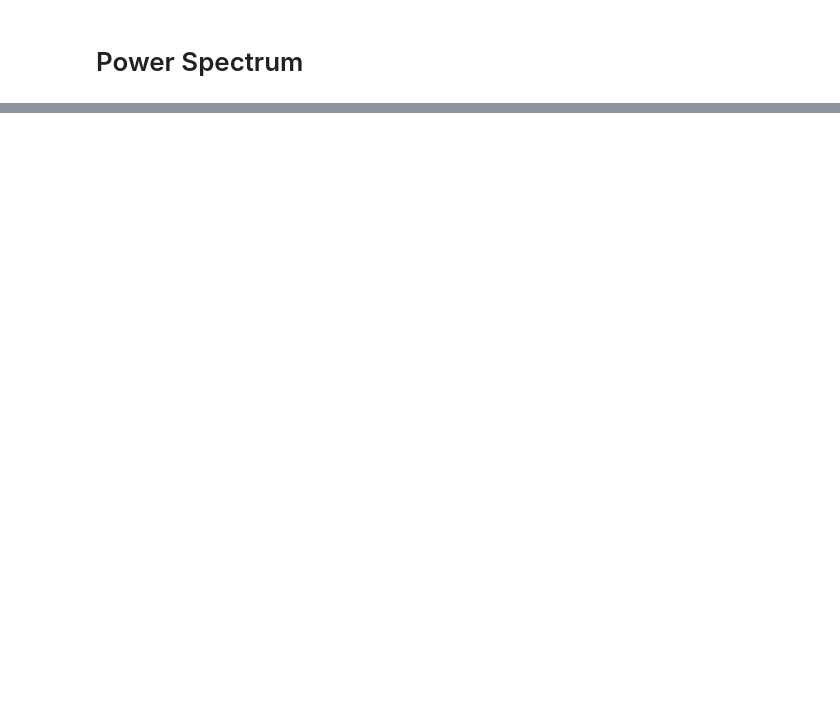
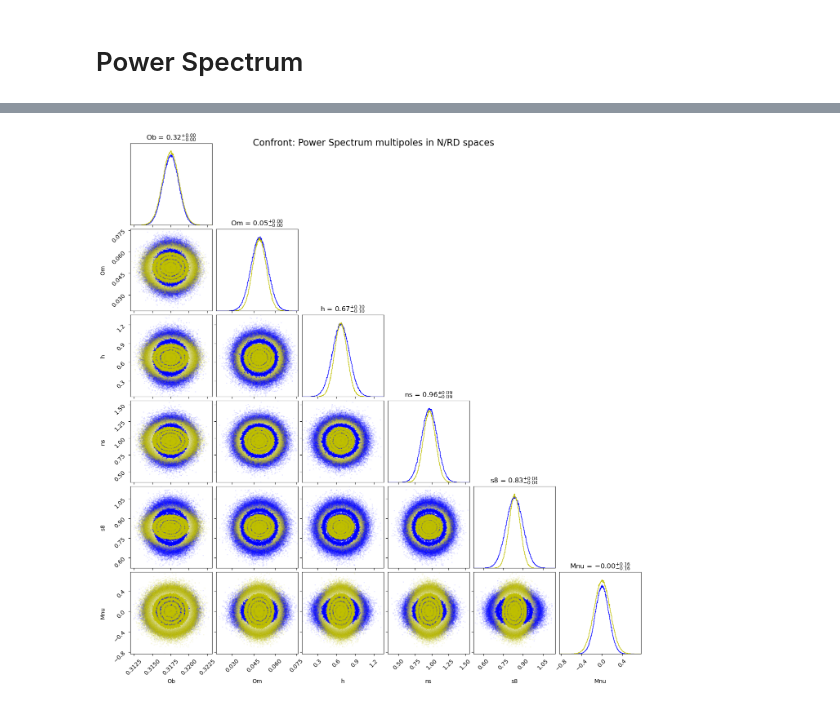
Before and after one commit to RiccGerva97/Tesi-Magistrale, a Jupyter notebook: Elaborations/a_firstcheck.ipynb, the cells around one changed output, grey strips where cells are left out. Saved outputs shown, nothing was run; the diff lists cells and outputs as text; code cells hidden in the pictures; blank space fills up the shorter version.

```diff
--- a/Elaborations/a_firstcheck.ipynb
+++ b/Elaborations/a_firstcheck.ipynb
@@ -829,0 +523,6 @@ plt.show();
+# %%
+# root_pk = "../Pk-files_08_08/Pk-files_08_08/"
+# root_pk = "/media/fuffolo97/HDD1/UNI/Tesi/Pk-files_08_08"
+root_pk = "/media/fuffolo97/HDD1/UNI/Tesi/Pk-files_08_08"
+files_to_read_raw_pk = os.listdir(root_pk)
+n_seen = 0
@@ -829,0 +1002,9 @@ plt.show();
+# %%
+data_N_multi = np.column_stack([
+    np.random.normal(fiducial_vals['Ob'], np.abs(diagonal2_N_multi[0]), n_points),
+    np.random.normal(fiducial_vals['Om'], np.abs(diagonal2_N_multi[1]), n_points),
+    np.random.normal(fiducial_vals['h'],  np.abs(diagonal2_N_multi[2]), n_points),
+    np.random.normal(fiducial_vals['ns'], np.abs(diagonal2_N_multi[3]), n_points),
+    np.random.normal(fiducial_vals['s8'], np.abs(diagonal2_N_multi[4]), n_points),
+    np.random.normal(fiducial_vals['Mnu'],np.abs(diagonal2_N_multi[6]), n_points),
+]) # blue
@@ -829,0 +1041,9 @@ plt.show();
+# %%
+data_RD_multi = np.column_stack([
+    np.random.normal(fiducial_vals['Ob'], np.abs(diagonal2_RD_multi[0]), n_points),
+    np.random.normal(fiducial_vals['Om'], np.abs(diagonal2_RD_multi[1]), n_points),
+    np.random.normal(fiducial_vals['h'],  np.abs(diagonal2_RD_multi[2]), n_points),
+    np.random.normal(fiducial_vals['ns'], np.abs(diagonal2_RD_multi[3]), n_points),
+    np.random.normal(fiducial_vals['s8'], np.abs(diagonal2_RD_multi[4]), n_points),
+    np.random.normal(fiducial_vals['Mnu'],np.abs(diagonal2_RD_multi[6]), n_points),
+]) # yellow
@@ -829,0 +1092,21 @@ plt.show();
+# %%
+figure2 = corner.corner(data_N_multi, labels=['Ob', 'Om', 'h', 'ns','s8', 'Mnu'], show_titles=True,
+                       title_kwargs={"fontsize": 12},
+                       bins = Bins,
+                       # color='g', hist_kwargs={"color": "b"}, contour_kwargs={"colors": "r"})
+                       color='b',
+                       # hist_kwargs={"color": "b"}, contour_kwargs={"colors": "b"}
+                       )
+corner.corner(data_RD_multi, labels=['Ob', 'Om', 'h', 'ns','s8', 'Mnu'], show_titles=True,
+                       title_kwargs={"fontsize": 12},
+                       bins = Bins,
+                       # color='g', hist_kwargs={"color": "b"}, contour_kwargs={"colors": "r"})
+                       color='y',
+                       # hist_kwargs={"color": "y"}, contour_kwargs={"colors": "y"},
+                       fig=figure2)
+
+figure2.suptitle('Confront: Power Spectrum multipoles in N/RD spaces', fontsize=16)
+plt.savefig("PK_coeffs_N_RD.pdf")
+plt.show();
+# %% [output]
+[figure, added]
```
Also changed, not shown: parts of 53 cells of this notebook, 5 other files.
